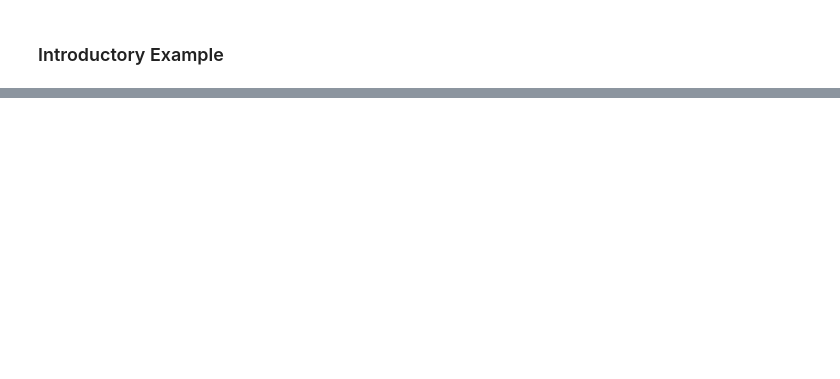
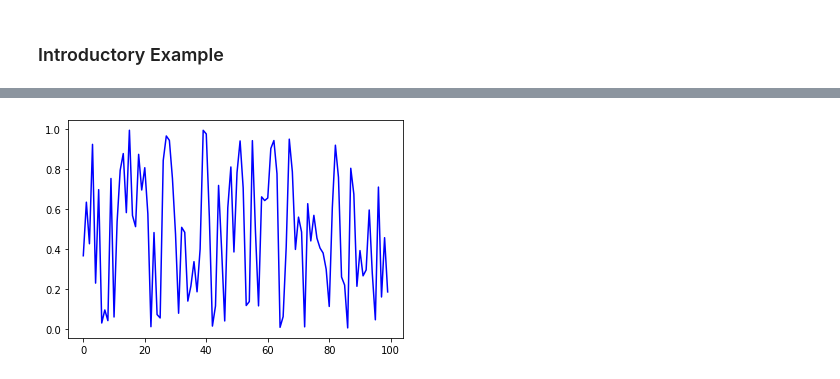
Before and after one commit to caiquemiranda/quantitative-economics-python, a Jupyter notebook: 1.2-introductory-example.ipynb, the cells around one changed output, grey strips where cells are left out. Drawn from its saved outputs; the diff is of its cells as text; code cells hidden in the pictures; blank space fills up the shorter version.

```diff
--- a/1.2-introductory-example.ipynb
+++ b/1.2-introductory-example.ipynb
@@ -32,0 +131,25 @@ x.append(2.5)
+# %%
+"""
+Filename: scripts-1/test_program_4.py
+Authors: Caique Miranda
+"""
+
+from random import normalvariate, uniform
+import matplotlib.pyplot as plt
+
+def generate_data(n, generator_type):
+    epsilon_values = []
+    for i in range(n):
+        if generator_type == 'U':
+            e = uniform(0, 1)
+
+        else:
+            e = normalvariate(0, 1)
+        epsilon_values.append(e)
+    return epsilon_values
+
+data = generate_data(100, 'U')
+plt.plot(data, 'b-')
+plt.show()
+# %% [output]
+[figure, added]
```
Also changed, not shown: parts of 21 cells of this notebook, 5 other files.
